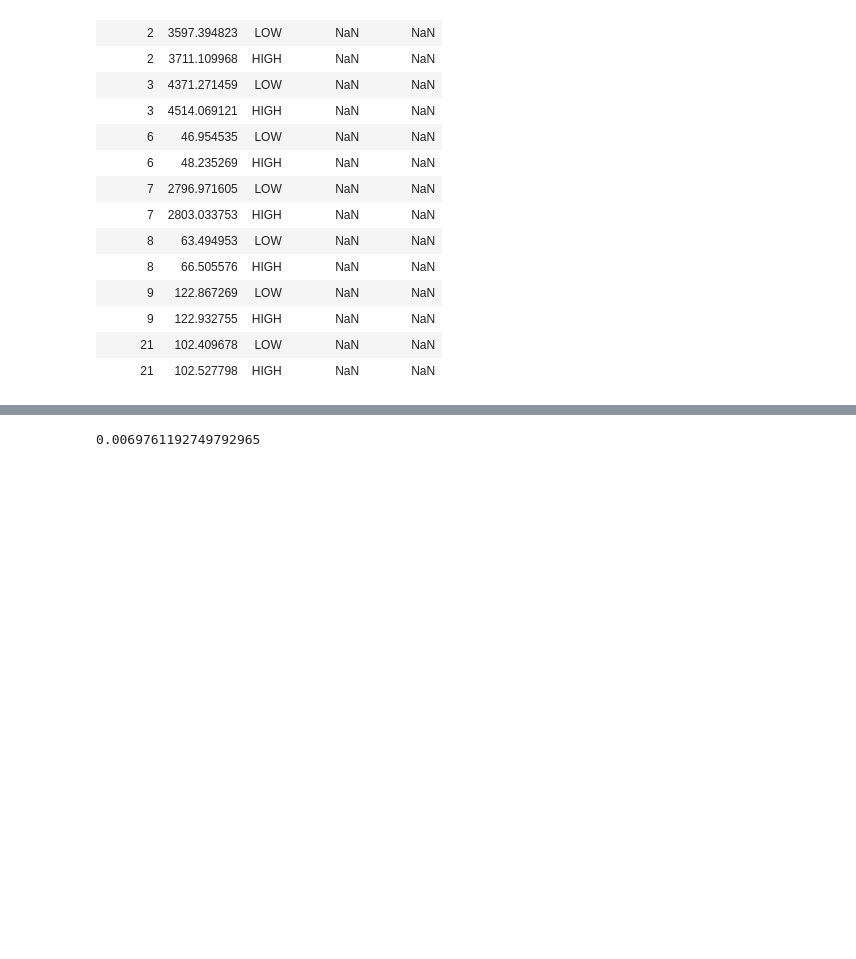
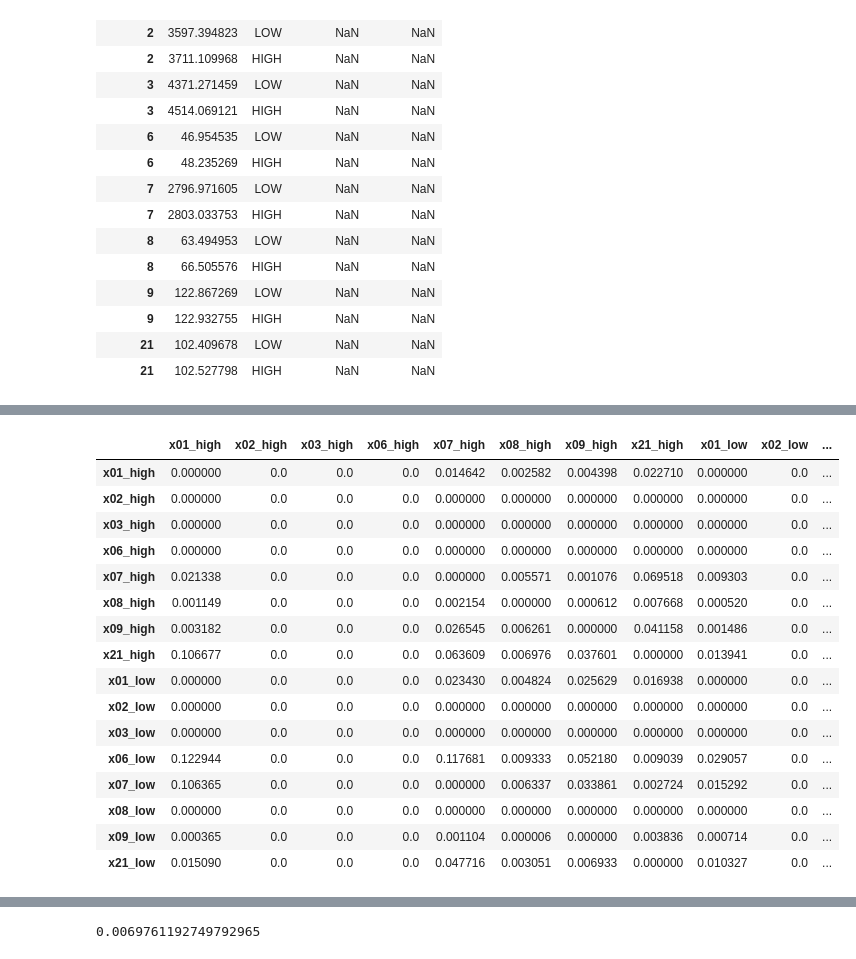
Before and after one commit to ruteee/pesquisa, a Jupyter notebook: TransEntropy_mod.ipynb, the cells around one changed output, grey strips where cells are left out. Saved outputs shown, nothing was run; the diff lists cells and outputs as text; code cells hidden in the pictures; blank space fills up the shorter version.

```diff
--- a/TransEntropy_mod.ipynb
+++ b/TransEntropy_mod.ipynb
@@ -607 +588,21 @@ df_te_lag.to_csv("resultados_defesa/df_te_lag_i3eA.csv")
+# %%
+df_te
+# %% [output]
+|  | x01_high | x02_high | x03_high | x06_high | x07_high | x08_high | x09_high | x21_high | x01_low | x02_low | ... |
+| x01_high | 0.000000 | 0.0 | 0.0 | 0.0 | 0.014642 | 0.002582 | 0.004398 | 0.022710 | 0.000000 | 0.0 | ... |
+| x02_high | 0.000000 | 0.0 | 0.0 | 0.0 | 0.000000 | 0.000000 | 0.000000 | 0.000000 | 0.000000 | 0.0 | ... |
+| x03_high | 0.000000 | 0.0 | 0.0 | 0.0 | 0.000000 | 0.000000 | 0.000000 | 0.000000 | 0.000000 | 0.0 | ... |
+| x06_high | 0.000000 | 0.0 | 0.0 | 0.0 | 0.000000 | 0.000000 | 0.000000 | 0.000000 | 0.000000 | 0.0 | ... |
+| x07_high | 0.021338 | 0.0 | 0.0 | 0.0 | 0.000000 | 0.005571 | 0.001076 | 0.069518 | 0.009303 | 0.0 | ... |
+| x08_high | 0.001149 | 0.0 | 0.0 | 0.0 | 0.002154 | 0.000000 | 0.000612 | 0.007668 | 0.000520 | 0.0 | ... |
+| x09_high | 0.003182 | 0.0 | 0.0 | 0.0 | 0.026545 | 0.006261 | 0.000000 | 0.041158 | 0.001486 | 0.0 | ... |
+| x21_high | 0.106677 | 0.0 | 0.0 | 0.0 | 0.063609 | 0.006976 | 0.037601 | 0.000000 | 0.013941 | 0.0 | ... |
+| x01_low | 0.000000 | 0.0 | 0.0 | 0.0 | 0.023430 | 0.004824 | 0.025629 | 0.016938 | 0.000000 | 0.0 | ... |
+| x02_low | 0.000000 | 0.0 | 0.0 | 0.0 | 0.000000 | 0.000000 | 0.000000 | 0.000000 | 0.000000 | 0.0 | ... |
+| x03_low | 0.000000 | 0.0 | 0.0 | 0.0 | 0.000000 | 0.000000 | 0.000000 | 0.000000 | 0.000000 | 0.0 | ... |
+| x06_low | 0.122944 | 0.0 | 0.0 | 0.0 | 0.117681 | 0.009333 | 0.052180 | 0.009039 | 0.029057 | 0.0 | ... |
+| x07_low | 0.106365 | 0.0 | 0.0 | 0.0 | 0.000000 | 0.006337 | 0.033861 | 0.002724 | 0.015292 | 0.0 | ... |
+| x08_low | 0.000000 | 0.0 | 0.0 | 0.0 | 0.000000 | 0.000000 | 0.000000 | 0.000000 | 0.000000 | 0.0 | ... |
+| x09_low | 0.000365 | 0.0 | 0.0 | 0.0 | 0.001104 | 0.000006 | 0.000000 | 0.003836 | 0.000714 | 0.0 | ... |
+| x21_low | 0.015090 | 0.0 | 0.0 | 0.0 | 0.047716 | 0.003051 | 0.006933 | 0.000000 | 0.010327 | 0.0 | ... |
 # %%
```
Also changed, not shown: parts of 19 cells of this notebook, 4 other files.
